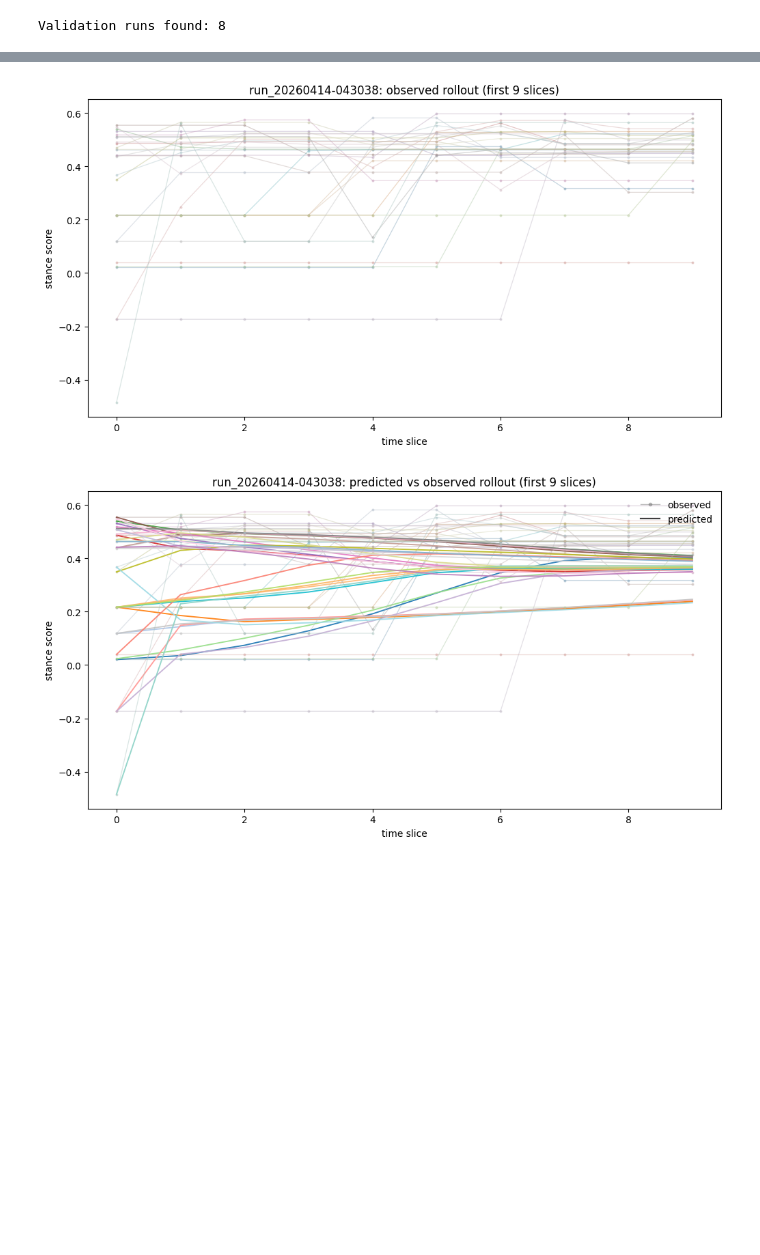
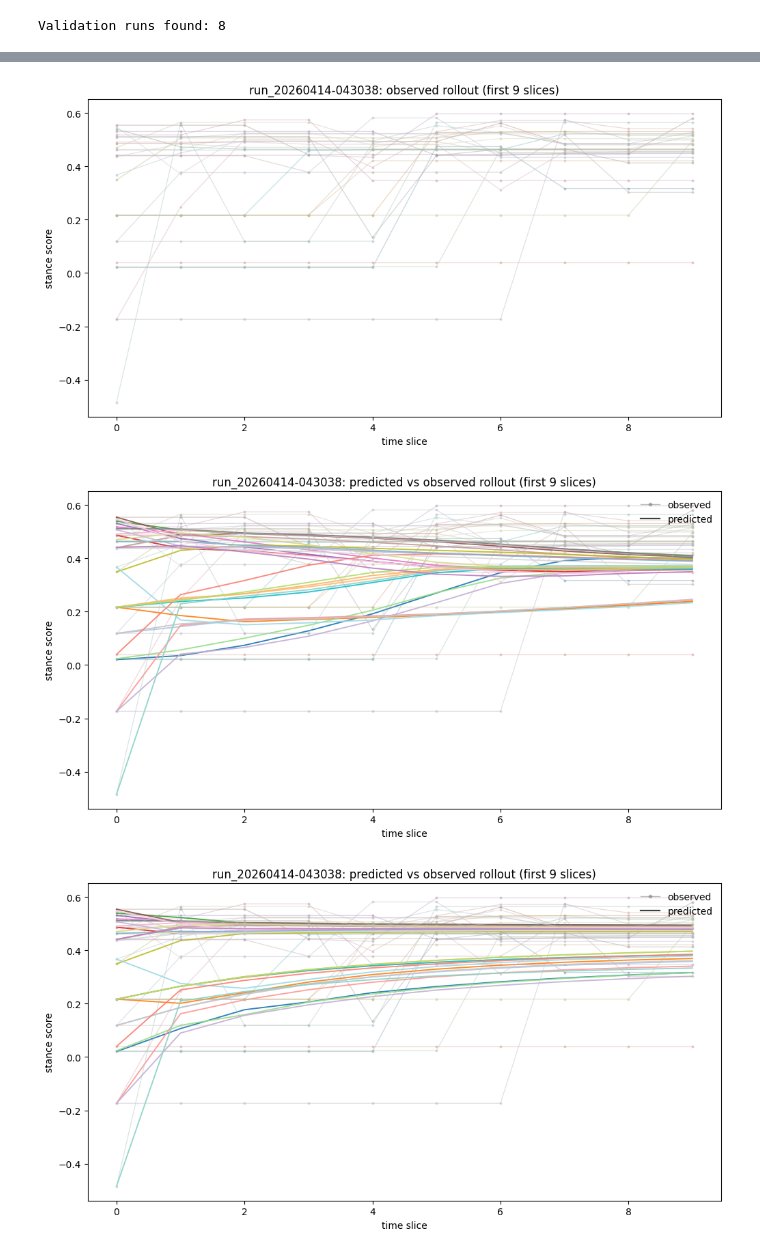
Before and after one commit to samuelLi05/llm-network, a Jupyter notebook: modeling/models/opinion_fitting.ipynb, the cells around one changed output, grey strips where cells are left out. Saved outputs shown, nothing was run; the diff lists cells and outputs as text; code cells hidden in the pictures; blank space fills up the shorter version.

```diff
--- a/modeling/models/opinion_fitting.ipynb
+++ b/modeling/models/opinion_fitting.ipynb
@@ -364,30 +497,44 @@ PREDICTED_TEST_HOMO = {
     rn: rollout_with_homophily(HOMOPHILY_A, HOMOPHILY_GAMMA, np.asarray(TEST_RUN_TRAJ[rn], dtype=float)[0], PARAMS['rollout_horizon_cap'])
     for rn in TEST_RUN_TRAJ.keys()
 }
 PREDICTED_TEST_DEGROOT = {
     rn: degroot_rollout_prediction(GLOBAL_W, np.asarray(TEST_RUN_TRAJ[rn], dtype=float)[0], PARAMS['rollout_horizon_cap'])
+    for rn in TEST_RUN_TRAJ.keys()
+}
+PREDICTED_TEST_HOMO_STUB = {
+    rn: rollout_with_homophily_stubborness(
+        HOMO_STUB_A,
+        HOMO_STUB_GAMMA,
+        HOMO_STUB_BIAS,
+        HOMO_STUB_L1,
+        HOMO_STUB_L2,
+        np.asarray(TEST_RUN_TRAJ[rn], dtype=float)[0],
+        PARAMS["rollout_horizon_cap"],
+    )
     for rn in TEST_RUN_TRAJ.keys()
 }
 
 run_id = max(TEST_RUN_NAMES, key=lambda rn: np.asarray(TEST_RUN_TRAJ[rn], dtype=float).shape[0])
 plot_horizon = min(
     10,
     np.asarray(TEST_RUN_TRAJ[run_id], dtype=float).shape[0] - 1,
     np.asarray(PREDICTED_TEST_HOMO[run_id], dtype=float).shape[0] - 1,
     np.asarray(PREDICTED_TEST_DEGROOT[run_id], dtype=float).shape[0] - 1,
 )
 
 print('Validation sample run:', run_id)
 print('Plot horizon (slices):', plot_horizon)
 
 plot_observed_trajectories(run_id, TEST_RUN_TRAJ[run_id], GLOBAL_AGENT_IDS, plot_horizon)
 plot_predicted_vs_observed(run_id, TEST_RUN_TRAJ[run_id], PREDICTED_TEST_DEGROOT[run_id], GLOBAL_AGENT_IDS, plot_horizon)
 plot_observed_trajectories(run_id, TEST_RUN_TRAJ[run_id], GLOBAL_AGENT_IDS, plot_horizon)
 plot_predicted_vs_observed(run_id, TEST_RUN_TRAJ[run_id], PREDICTED_TEST_HOMO[run_id], GLOBAL_AGENT_IDS, plot_horizon)
+plot_predicted_vs_observed(run_id, TEST_RUN_TRAJ[run_id], PREDICTED_TEST_HOMO_STUB[run_id], GLOBAL_AGENT_IDS, plot_horizon)
 # %% [output]
 Validation sample run: run_20260414-043038
 Plot horizon (slices): 9
 [figure]
 [figure]
 [figure]
 [figure]
+[figure, added]
```
Also changed, not shown: parts of 5 cells of this notebook, 1 other file.
